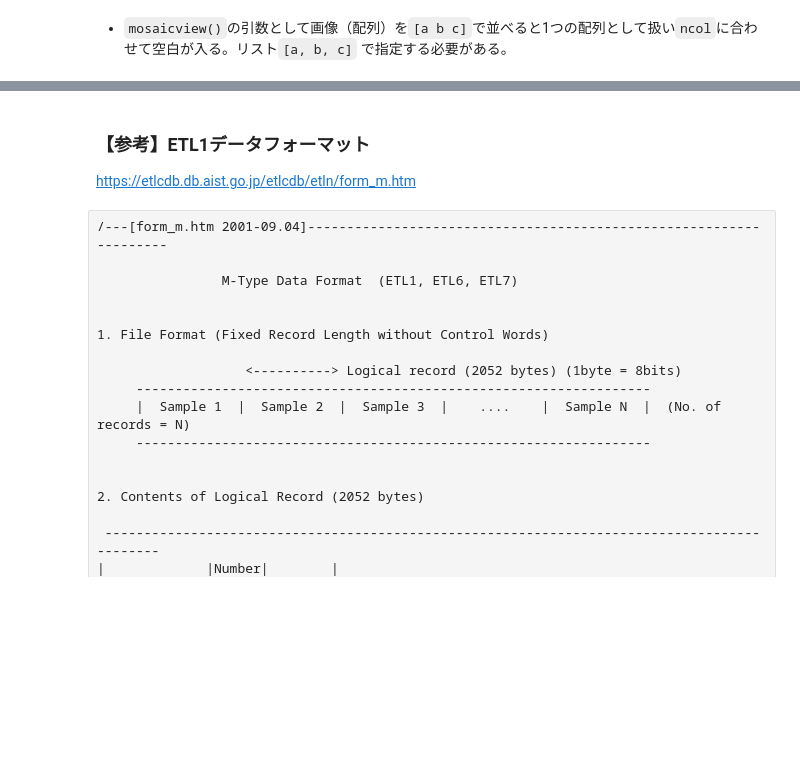
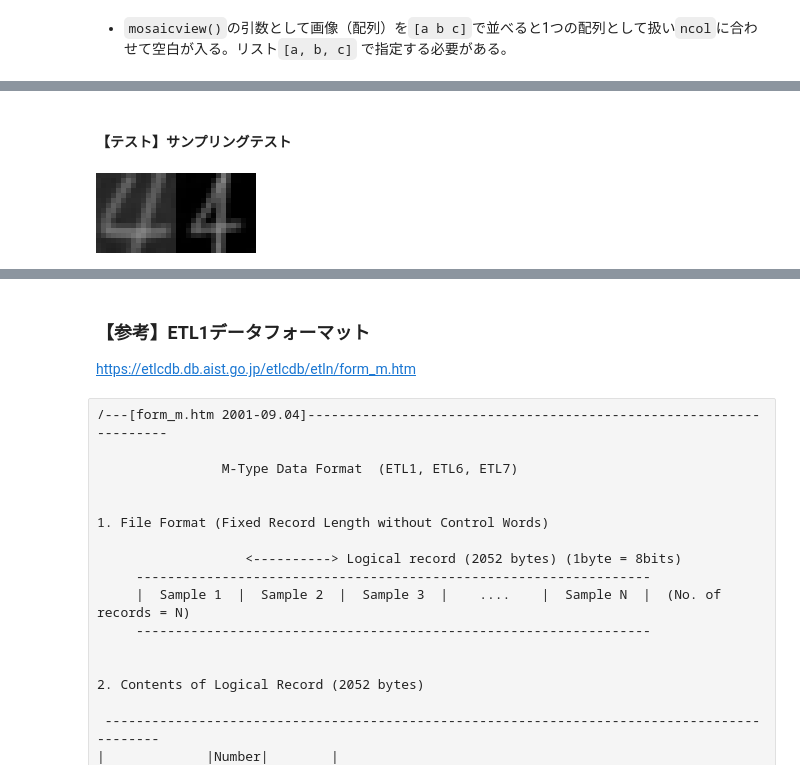
Before and after one commit to SW-yo/OhMyJulia, a Jupyter notebook: Pattern_recognition/etl1_01_normalNN.ipynb, the cells around one changed output, grey strips where cells are left out. Saved outputs shown, nothing was run; the diff lists cells and outputs as text; code cells hidden in the pictures; blank space fills up the shorter version.

```diff
--- a/Pattern_recognition/etl1_01_normalNN.ipynb
+++ b/Pattern_recognition/etl1_01_normalNN.ipynb
@@ -504,0 +757,15 @@ save("etl1_fittered.png", mosaic_filttering)
+# %% [markdown]
+#### 【テスト】サンプリングテスト
+# %%
+# test
+# 数字データの抜き出し
+# test = sample_extracted(3)
+# img1 = Gray{N0f8}.(test[1][10].raw_image ./ 255)
+# img2 = Gray{N0f8}.(test[1][10].test_image ./ 255)
+img1 = Gray{N0f8}.(data_train[4][10].test_image ./ 255)
+img2 = Gray{N0f8}.(data_test[4][10].test_image ./ 255)
+mosaic = mosaicview([img1, img2], nrow=1)
+save("etl1_NN_test_sample.png", mosaic)
+mosaic
+# %% [output]
+[figure, added]
```
Also changed, not shown: parts of 28 cells of this notebook, 25 other files.
